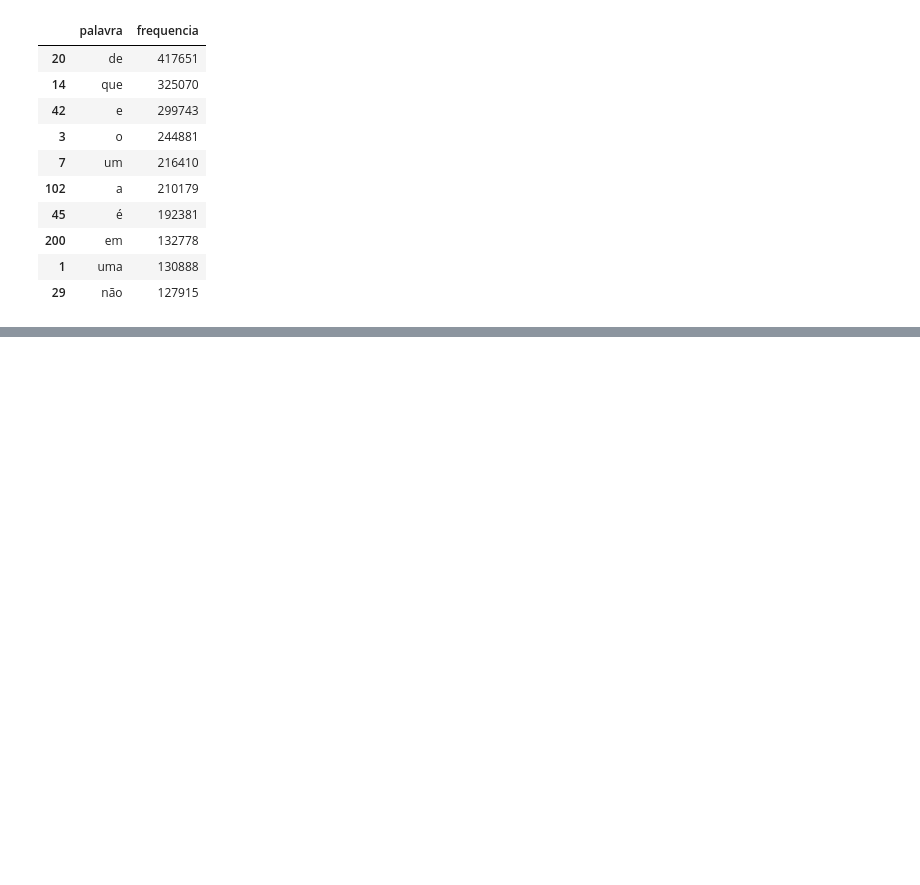
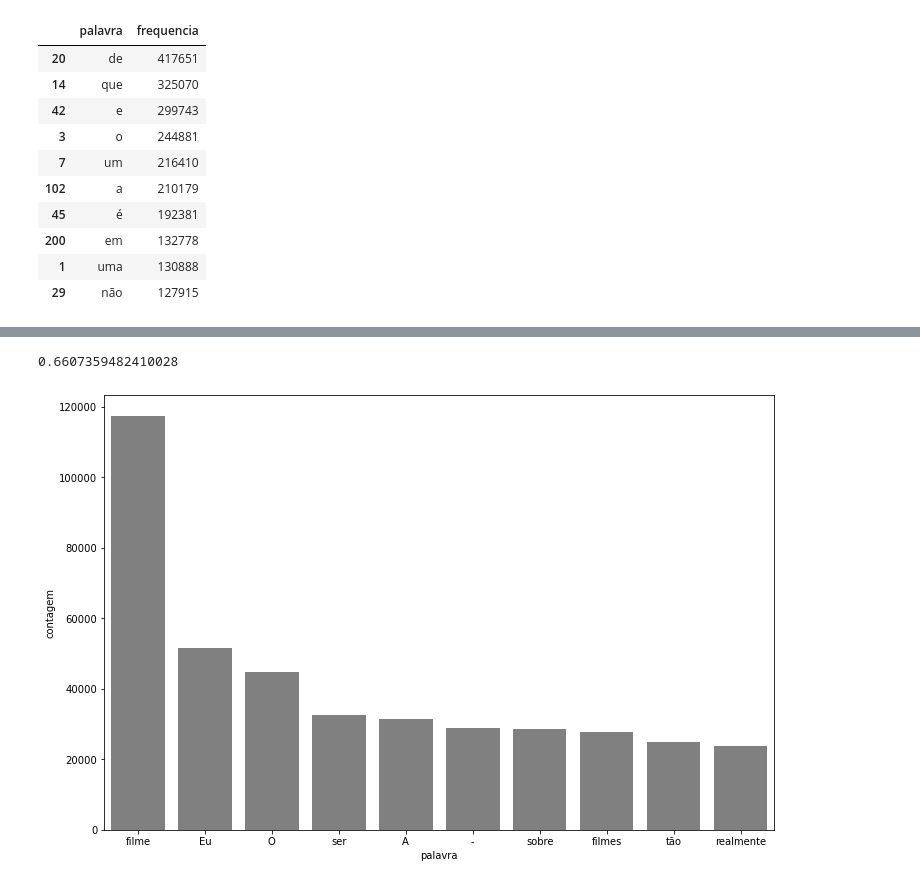
Before and after one commit to afonsoalrocha/linguagem-natural-critica-filmes, a Jupyter notebook: linguagem-natural-critica-filmes.ipynb, the cells around one changed output, grey strips where cells are left out. Drawn from its saved outputs; the diff is of its cells as text; code cells hidden in the pictures; blank space fills up the shorter version.

```diff
--- a/linguagem-natural-critica-filmes.ipynb
+++ b/linguagem-natural-critica-filmes.ipynb
@@ -127,0 +150,13 @@ df_frequencia.nlargest(columns = 'frequencia', n = 10)
+# %%
+palavras_irrelevantes = nltk.corpus.stopwords.words("portuguese")
+frase_processada = list()
+for opiniao in resenha.text_pt:
+    nova_frase= list()
+    palavras_texto = token_espaco.tokenize(opiniao)
+    for palavra in palavras_texto:
+        if palavra not in palavras_irrelevantes:
+            nova_frase.append(palavra)
+    frase_processada.append(' '.join(nova_frase))
+
+resenha['tratamento_1'] = frase_processada
+resenha.head()
@@ -127,0 +170,8 @@ df_frequencia.nlargest(columns = 'frequencia', n = 10)
+# %%
+classificar_texto(resenha, "tratamento_1", "classificacao")
+# %% [output]
+0.6607359482410028
+# %%
+pareto(resenha, "tratamento_1", 10)
+# %% [output]
+[figure, added]
```
Also changed, not shown: parts of 3 cells of this notebook.
